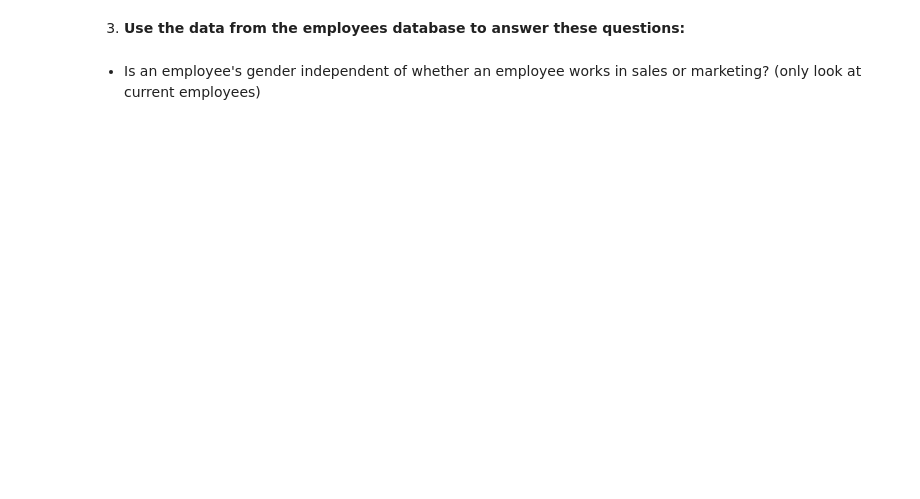
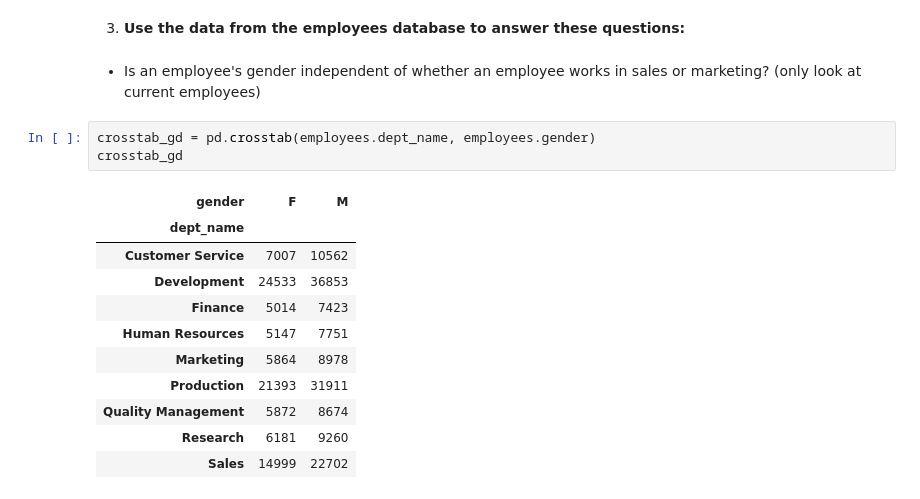
Before and after one commit to kjeliasen/statistics-exercises, a Jupyter notebook: hypothesis_testing.ipynb, the cells around one changed output. Drawn from its saved outputs; the diff is of its cells as text; blank space fills up the shorter version.

```diff
--- a/hypothesis_testing.ipynb
+++ b/hypothesis_testing.ipynb
@@ -679,3 +735,18 @@ $H_1$: highway mileage index is not independant of displacement
 3. **Use the data from the employees database to answer these questions:**
 # %% [markdown]
 - Is an employee's gender independent of whether an employee works in sales or marketing? (only look at current employees)
+# %%
+crosstab_gd = pd.crosstab(employees.dept_name, employees.gender)
+crosstab_gd
+# %% [output]
+| gender | F | M |
+| dept_name |  |  |
+| Customer Service | 7007 | 10562 |
+| Development | 24533 | 36853 |
+| Finance | 5014 | 7423 |
+| Human Resources | 5147 | 7751 |
+| Marketing | 5864 | 8978 |
+| Production | 21393 | 31911 |
+| Quality Management | 5872 | 8674 |
+| Research | 6181 | 9260 |
+| Sales | 14999 | 22702 |
```
Also changed, not shown: parts of 16 cells of this notebook.
